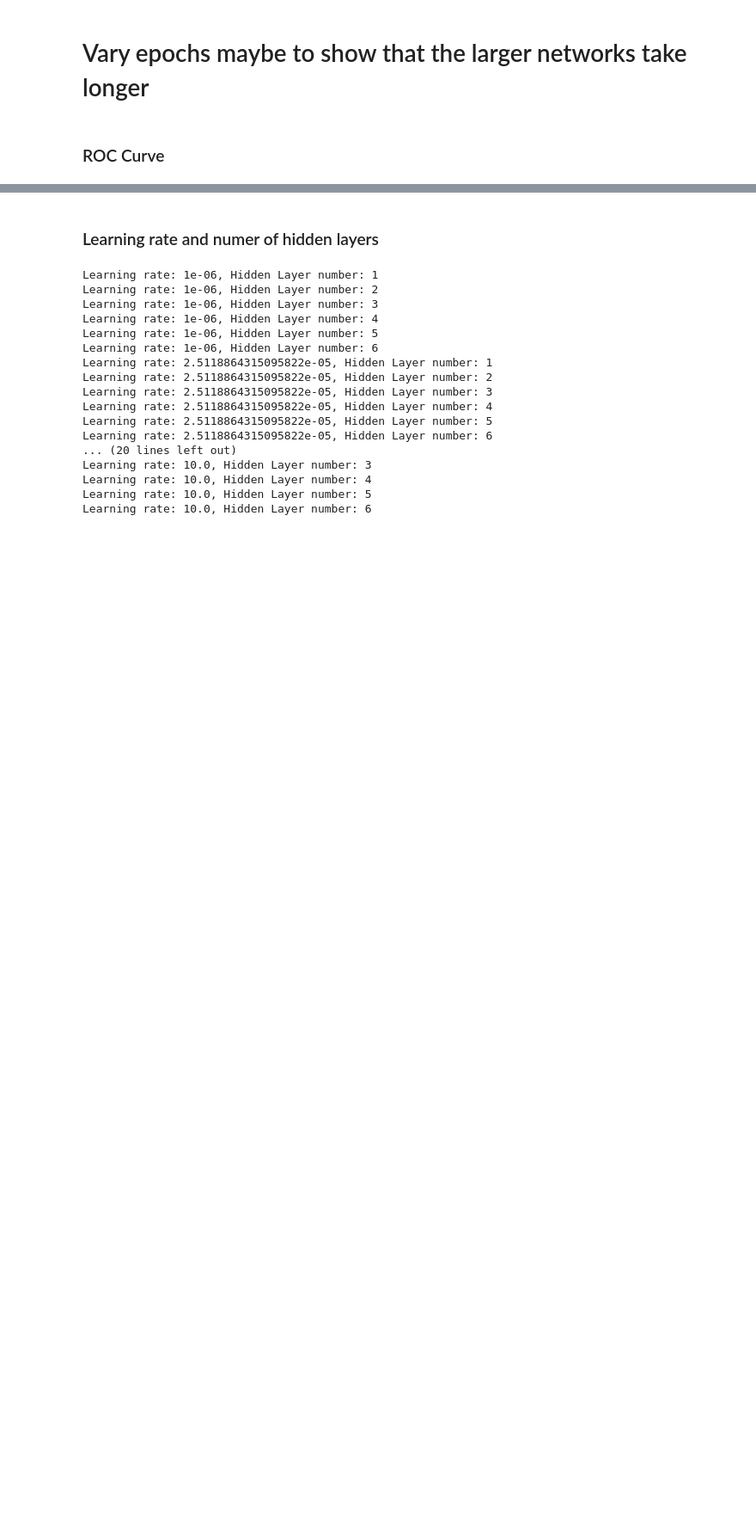
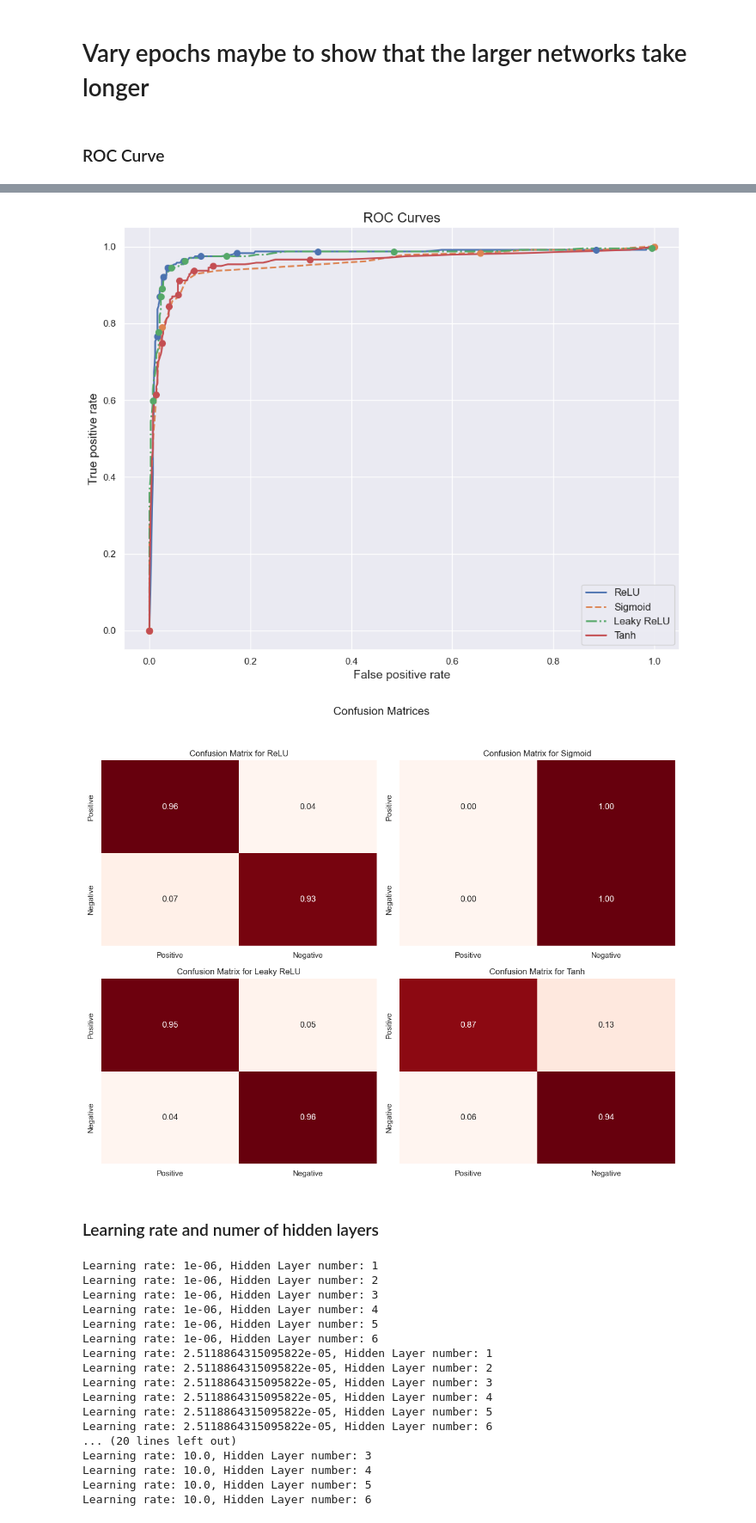
Before and after one commit to Trond01/Project2_FYS-STK4155, a Jupyter notebook: Runs/classification_experiment_d.ipynb, the cells around one changed output, grey strips where cells are left out. Shown: that part at 86% size. Saved outputs shown, nothing was run; the diff lists cells and outputs as text; code cells hidden in the pictures; blank space fills up the shorter version.

```diff
--- a/Runs/classification_experiment_d.ipynb
+++ b/Runs/classification_experiment_d.ipynb
@@ -558,3 +575,64 @@ plt.show()
+# %%
+def plot_ROC(X, y, beta, model, method_name, linestyle, ax):
+    index = [10, 20, 30, 40, 50, 60, 70, 80, 90]
+    # Calculate true and false positive rates
+    thresholds = np.linspace(0, 1, 101)
+    true_positive_rates = np.array([true_pos_variable_func(model, th)(beta, X, y) for th in thresholds])
+    false_positive_rates = np.array([false_pos_variable_func(model, th)(beta, X, y) for th in thresholds])
+
+    # Plot the ROC curve on the provided axis
+    ax.plot(false_positive_rates, true_positive_rates, linestyle=linestyle, linewidth=2, label=method_name)
+    ax.scatter(false_positive_rates[index], true_positive_rates[index], s=50, zorder=5)
+
+def plot_confusion_matrix(X, y, beta, model, method_name, ax):
+    # Calculate the confusion matrix values at threshold 0.5
+    tp = true_pos_variable_func(model, 0.5)(beta, X, y)
+    fp = false_pos_variable_func(model, 0.5)(beta, X, y)
+    confusion_matrix_values = [tp, 1 - tp, fp, 1 - fp]
+
+    # Reshape the list into a 2x2 array and plot the heatmap
+    conf_matrix_array = np.array(confusion_matrix_values).reshape((2, 2))
+    sns.heatmap(conf_matrix_array, annot=True, fmt='.2f', xticklabels=['Positive', 'Negative'],
+                yticklabels=['Positive', 'Negative'], cmap="Reds", ax=ax, cbar=False)
+    ax.set_title(f'Confusion Matrix for {method_name}')
+
+# Define styles and methods
+line_styles = ['-', '--', '-.', '-']
+method_names = ["ReLU", "Sigmoid", "Leaky ReLU", "Tanh"]
+methods = [nn.relu, nn.sigmoid, nn.leaky_relu, nn.tanh]
+
+# Create a single subplot for ROC curves
+fig_roc, ax_roc = plt.subplots(figsize=(10, 8))
+
+# Create a 2x2 subplot grid for confusion matrices
+fig_cm, axes_cm = plt.subplots(2, 2, figsize=(12, 10))
+axes_cm = axes_cm.flatten()  # Flatten the axes array for easy iteration
+
+# Generate plots for each method
+for i, method in enumerate(methods):
+    result = single_run(X, y, 8e-4, 0.0001, hidden_layer_num=2, node_per_hidden=8, hidden_activation=method)
+
+    # Plot ROC curve on the same subplot
+    plot_ROC(X, y, result["beta_final"], result["model"], method_names[i], line_styles[i], ax_roc)
+
+    # Plot confusion matrix on separate subplots
+    plot_confusion_matrix(X, y, result["beta_final"], result["model"], method_names[i], axes_cm[i])
+
+# Finalize and show ROC curves
+ax_roc.set_xlabel("False positive rate", fontsize=14)
+ax_roc.set_ylabel("True positive rate", fontsize=14)
+ax_roc.set_title('ROC Curves', fontsize=16)
+ax_roc.legend(loc='lower right', fontsize=12)
+fig_roc.tight_layout()
+fig_roc.show()
+
+# Finalize and show confusion matrices
+fig_cm.suptitle('Confusion Matrices', fontsize=16)
+fig_cm.tight_layout(rect=[0, 0.03, 1, 0.95])  # Adjust the rect to make room for the suptitle
+fig_cm.show()
+# %% [output]
+[figure, added]
+[figure, added]
 # %% [markdown]
 ### Learning rate and numer of hidden layers
 # %%
```
Also changed, not shown: parts of 1 cell of this notebook.
